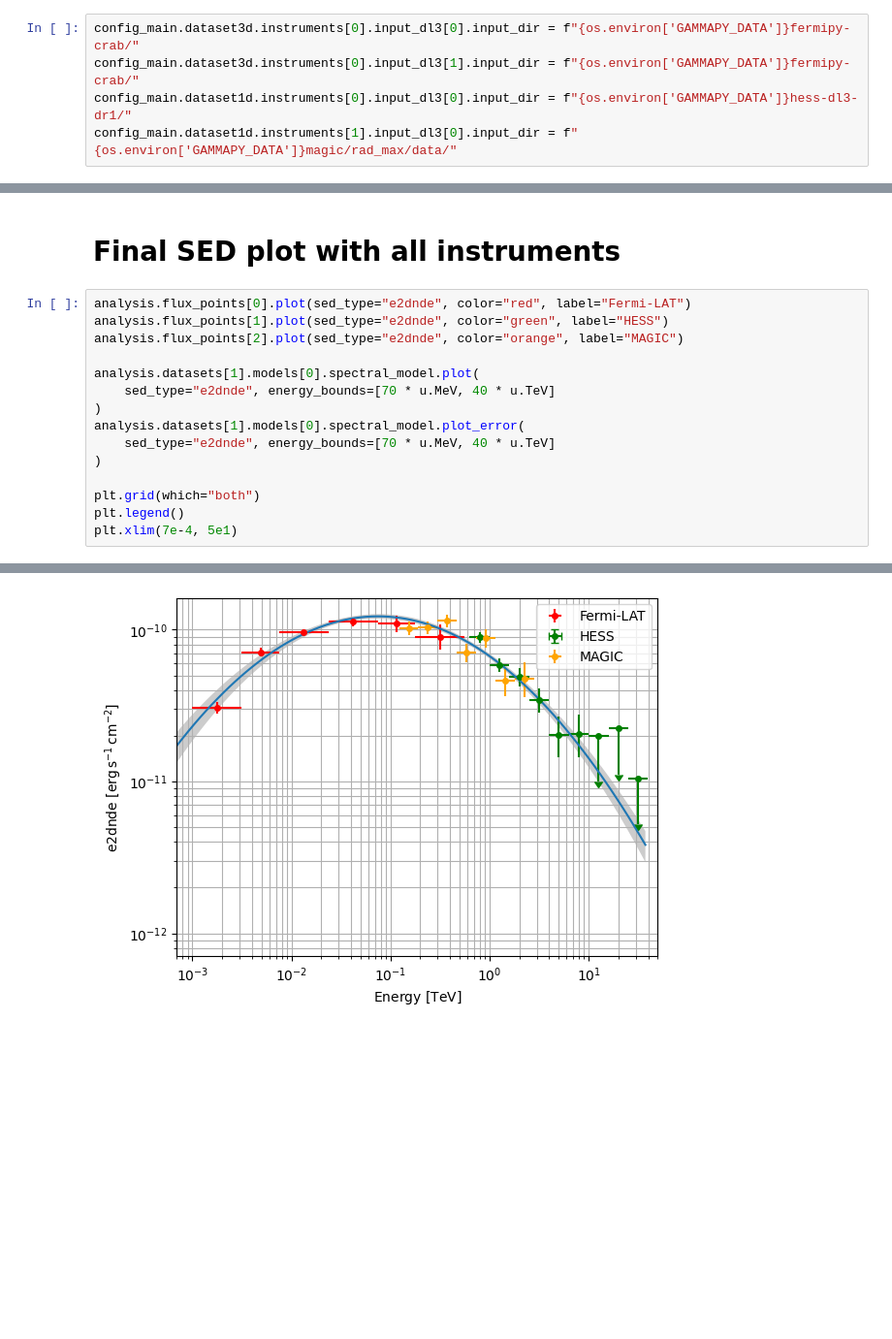
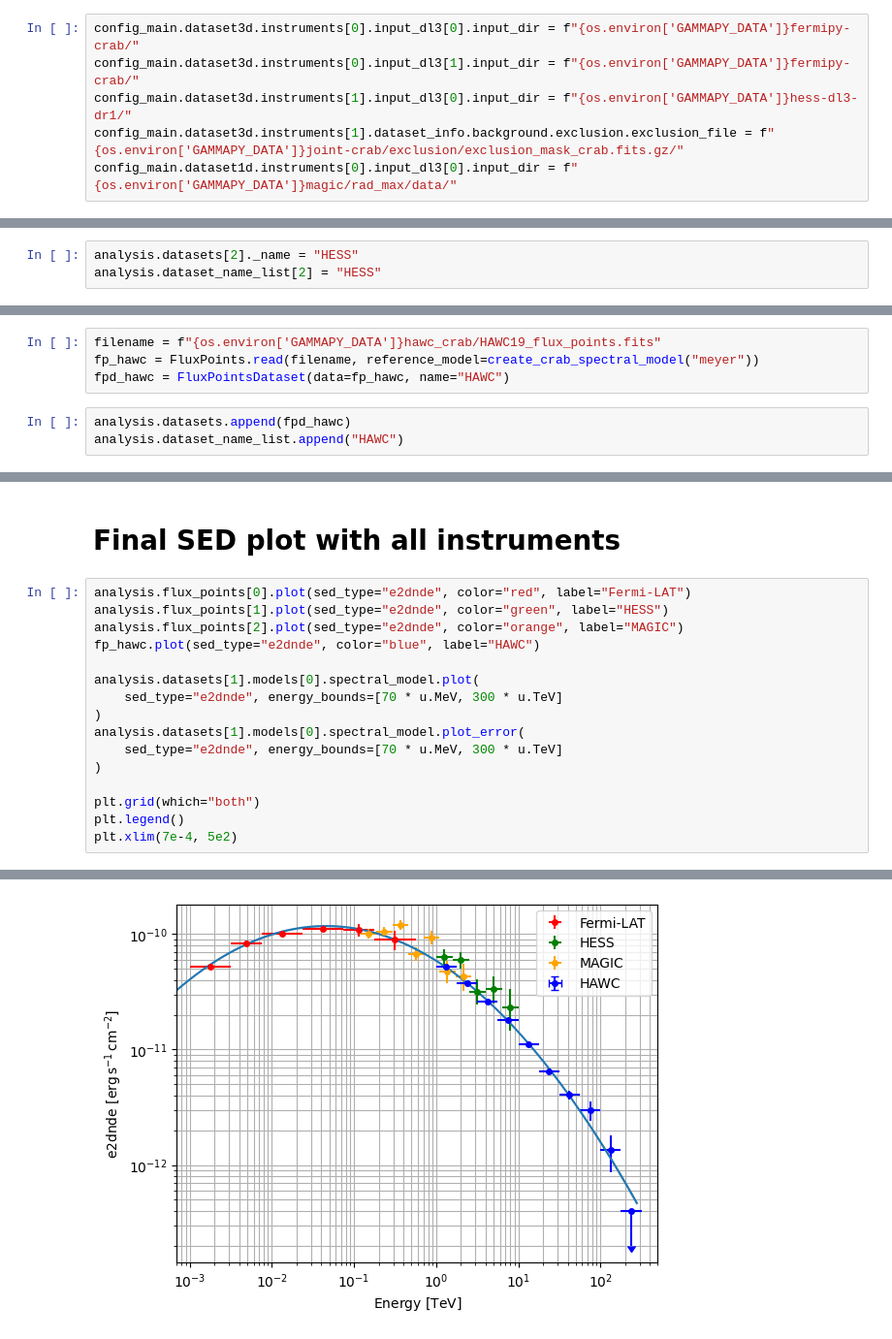
Before and after one commit to chaimain/asgardpy, a Jupyter notebook: notebooks/test_dl4_steps.ipynb, the cells around one changed output, grey strips where cells are left out. Shown at 97% size. Saved outputs shown, nothing was run; the diff lists cells and outputs as text; blank space fills up the shorter version.

Commit message:
Add a separate config for testing full capability of asgardpy and update notebook

```diff
--- a/notebooks/test_dl4_steps.ipynb
+++ b/notebooks/test_dl4_steps.ipynb
@@ -35,8 +41,9 @@ Wall time: 60.8 ms
 # %%
 config_main.dataset3d.instruments[0].input_dl3[0].input_dir = f"{os.environ['GAMMAPY_DATA']}fermipy-crab/"
 config_main.dataset3d.instruments[0].input_dl3[1].input_dir = f"{os.environ['GAMMAPY_DATA']}fermipy-crab/"
-config_main.dataset1d.instruments[0].input_dl3[0].input_dir = f"{os.environ['GAMMAPY_DATA']}hess-dl3-dr1/"
-config_main.dataset1d.instruments[1].input_dl3[0].input_dir = f"{os.environ['GAMMAPY_DATA']}magic/rad_max/data/"
+config_main.dataset3d.instruments[1].input_dl3[0].input_dir = f"{os.environ['GAMMAPY_DATA']}hess-dl3-dr1/"
+config_main.dataset3d.instruments[1].dataset_info.background.exclusion.exclusion_file = f"{os.environ['GAMMAPY_DATA']}joint-crab/exclusion/exclusion_mask_crab.fits.gz/"
+config_main.dataset1d.instruments[0].input_dl3[0].input_dir = f"{os.environ['GAMMAPY_DATA']}magic/rad_max/data/"
 # %%
 config_main.general.dict()
 # %% [output]
@@ -298,5 +307,8 @@ Wall time: 1.98 s
 # %% [markdown]
 ## Display the results
+# %%
+analysis.datasets[2]._name = "HESS"
+analysis.dataset_name_list[2] = "HESS"
 # %%
 print(analysis.datasets)
 # %% [output]
@@ -402,0 +413,7 @@ print(analysis.dataset_name_list)
+# %%
+filename = f"{os.environ['GAMMAPY_DATA']}hawc_crab/HAWC19_flux_points.fits"
+fp_hawc = FluxPoints.read(filename, reference_model=create_crab_spectral_model("meyer"))
+fpd_hawc = FluxPointsDataset(data=fp_hawc, name="HAWC")
+# %%
+analysis.datasets.append(fpd_hawc)
+analysis.dataset_name_list.append("HAWC")
@@ -688,15 +725,16 @@ plt.legend()
 analysis.flux_points[0].plot(sed_type="e2dnde", color="red", label="Fermi-LAT")
 analysis.flux_points[1].plot(sed_type="e2dnde", color="green", label="HESS")
 analysis.flux_points[2].plot(sed_type="e2dnde", color="orange", label="MAGIC")
+fp_hawc.plot(sed_type="e2dnde", color="blue", label="HAWC")
 
 analysis.datasets[1].models[0].spectral_model.plot(
-    sed_type="e2dnde", energy_bounds=[70 * u.MeV, 40 * u.TeV]
+    sed_type="e2dnde", energy_bounds=[70 * u.MeV, 300 * u.TeV]
 )
 analysis.datasets[1].models[0].spectral_model.plot_error(
-    sed_type="e2dnde", energy_bounds=[70 * u.MeV, 40 * u.TeV]
+    sed_type="e2dnde", energy_bounds=[70 * u.MeV, 300 * u.TeV]
 )
 
 plt.grid(which="both")
 plt.legend()
-plt.xlim(7e-4, 5e1)
+plt.xlim(7e-4, 5e2)
 # %% [output]
@@ -704 +742 @@ plt.xlim(7e-4, 5e1)
-[figure, old version]
+[figure, new version]
```
Also changed, not shown: parts of 39 cells of this notebook, 3 other files.
